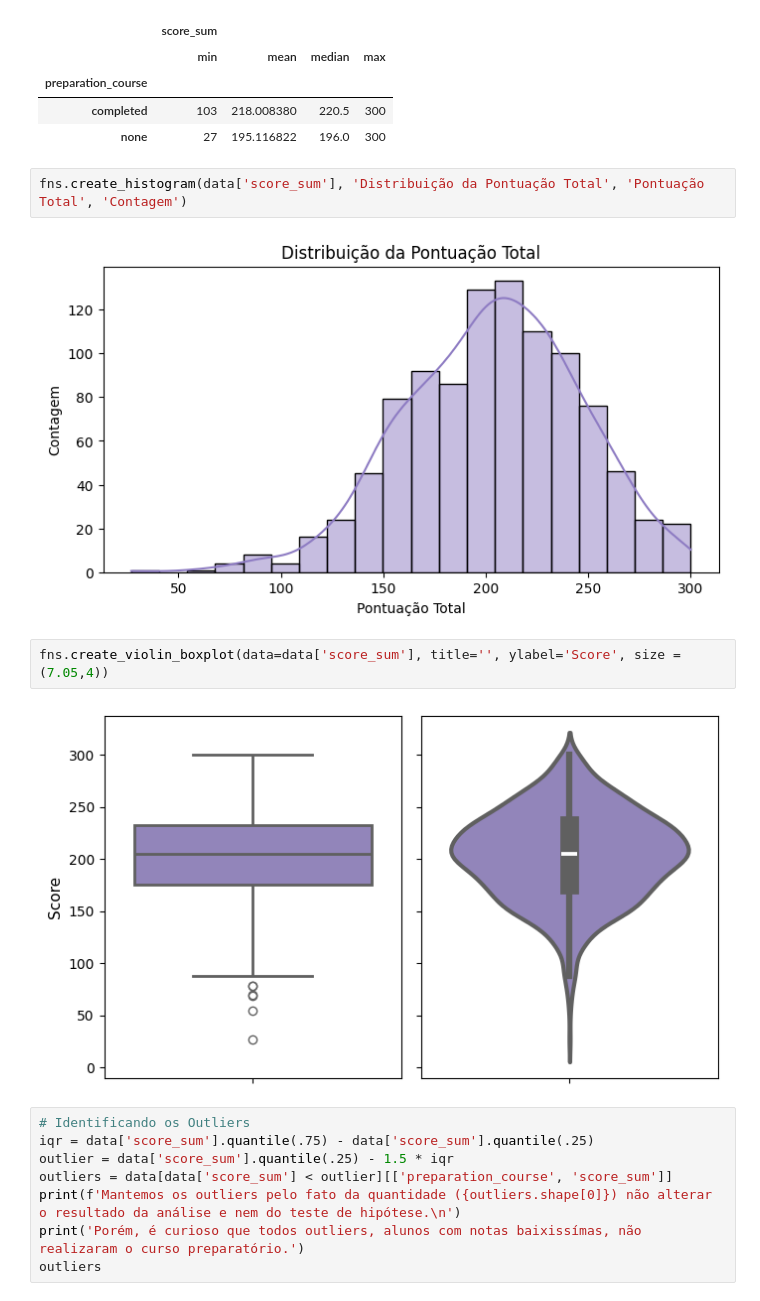
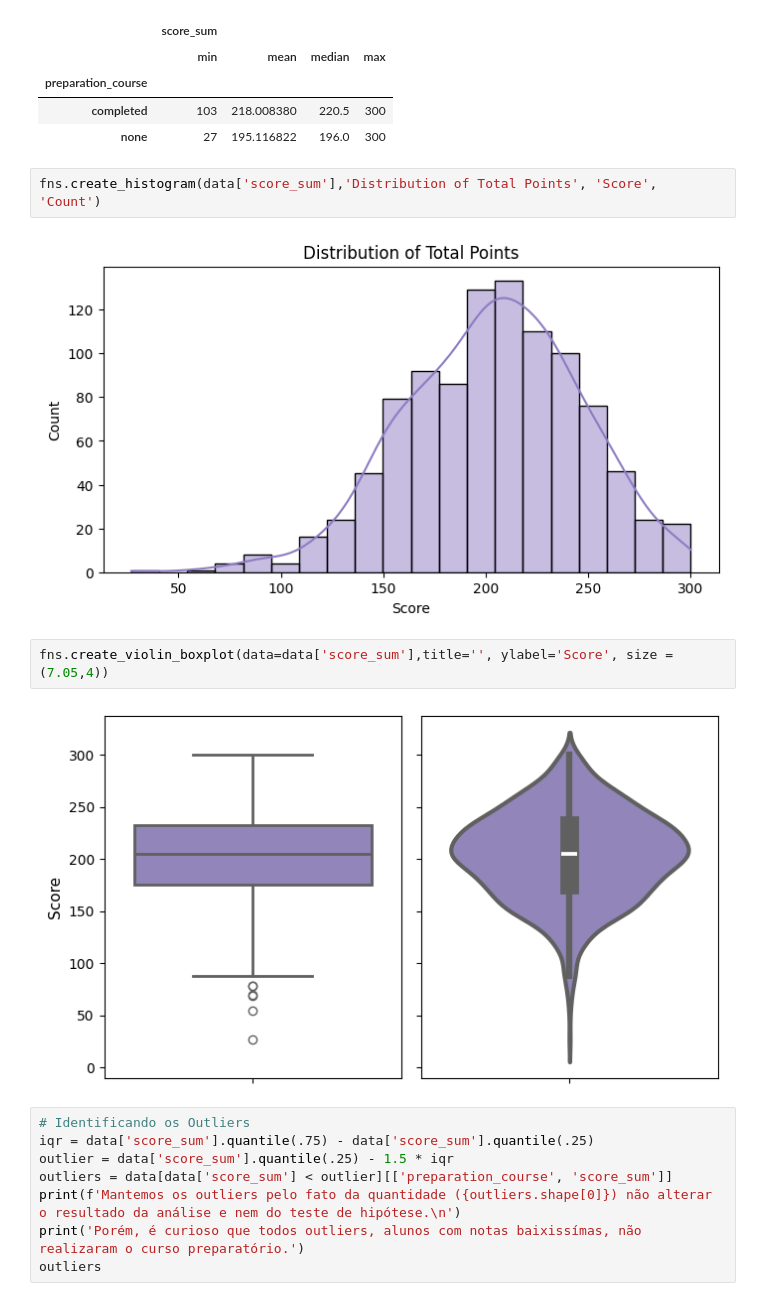
Before and after one commit to tainahguerras/Estatistica-ADA-Santander, a Jupyter notebook: projeto_estatistico.ipynb, the cells around one changed output. Drawn from its saved outputs; the diff is of its cells as text.

```diff
--- a/projeto_estatistico.ipynb
+++ b/projeto_estatistico.ipynb
@@ -136,11 +136,11 @@ data.groupby('preparation_course')[['score_sum']].agg(['min', 'mean', 'median',
 | completed | 103 | 218.008380 | 220.5 | 300 |
 | none | 27 | 195.116822 | 196.0 | 300 |
 # %%
-fns.create_histogram(data['score_sum'], 'Distribuição da Pontuação Total', 'Pontuação Total', 'Contagem')
+fns.create_histogram(data['score_sum'],'Distribution of Total Points', 'Score', 'Count')
 # %% [output]
-[figure, old version]
+[figure, new version]
 # %%
-fns.create_violin_boxplot(data=data['score_sum'], title='', ylabel='Score', size = (7.05,4))
+fns.create_violin_boxplot(data=data['score_sum'],title='', ylabel='Score', size = (7.05,4))
 # %% [output]
 [figure]
 # %%
```
Also changed, not shown: parts of 1 cell of this notebook, 1 other file.
